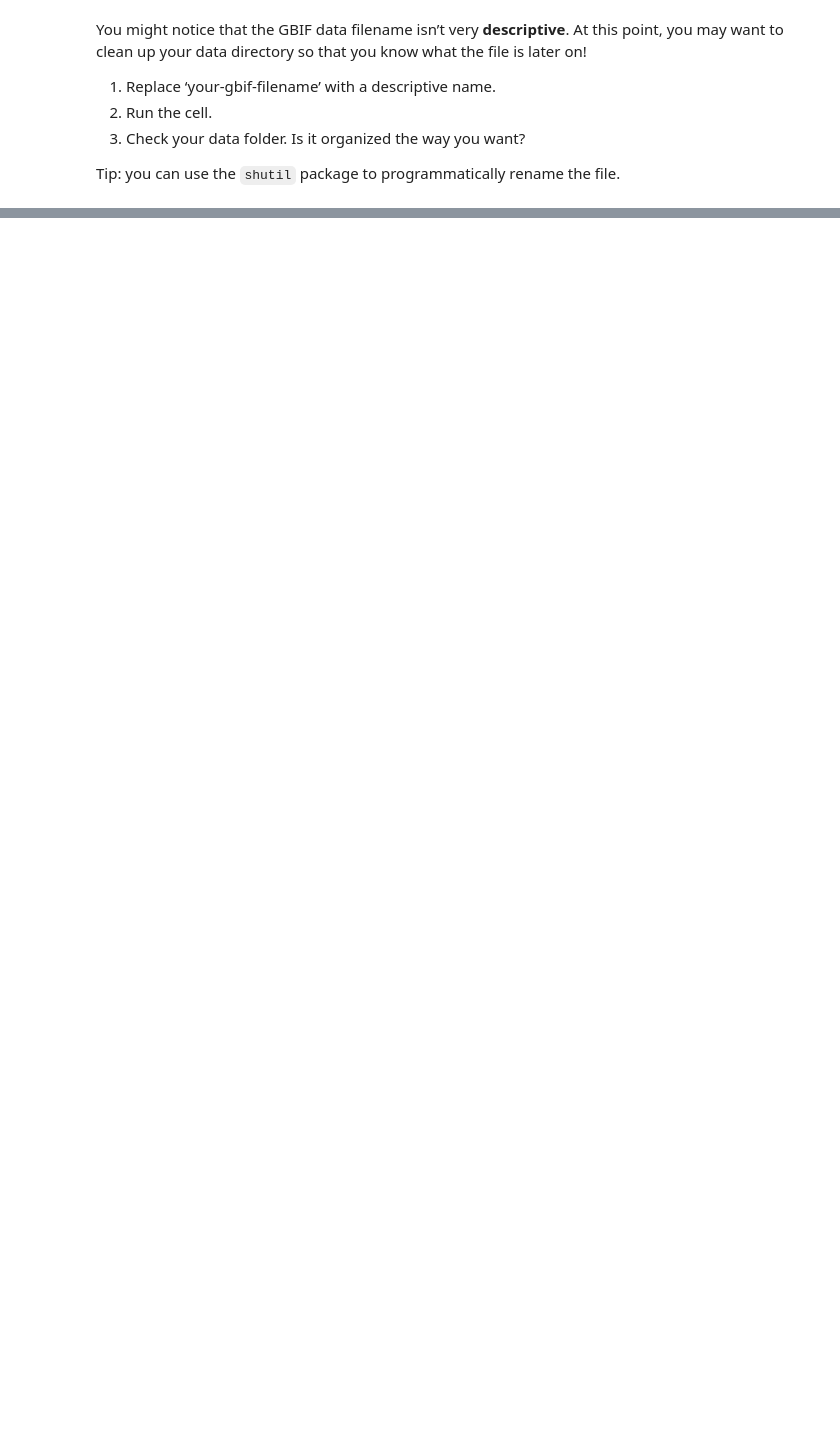
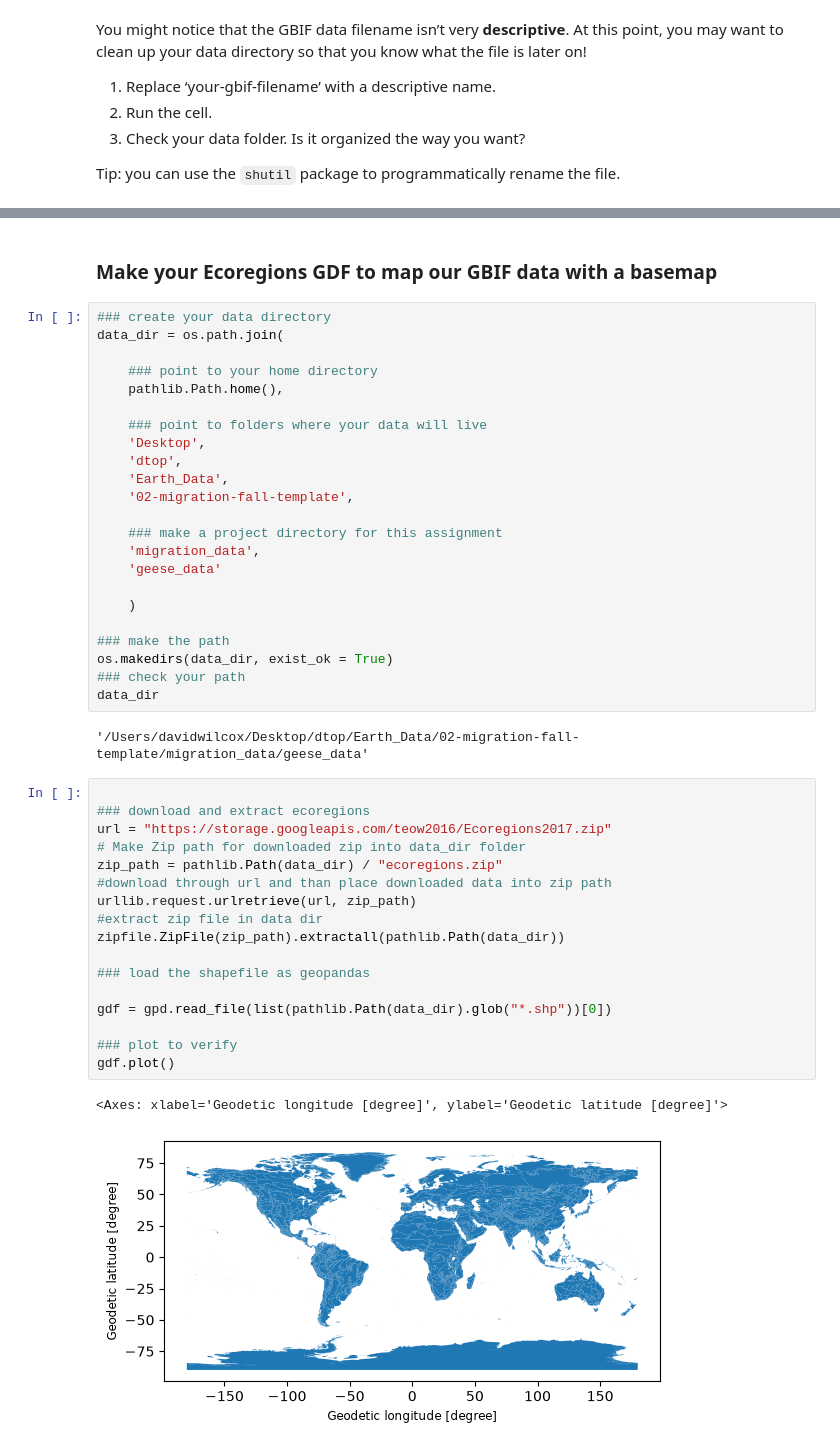
Before and after one commit to davidcwilcoxbuffs/02-migration-fall-template, a Jupyter notebook: notebooks/05-portfolio-download-gbif.ipynb, the cells around one changed output, grey strips where cells are left out. Drawn from its saved outputs; the diff is of its cells as text; blank space fills up the shorter version.

```diff
--- a/notebooks/05-portfolio-download-gbif.ipynb
+++ b/notebooks/05-portfolio-download-gbif.ipynb
@@ -190 +245,48 @@ gbif_gdf.total_bounds
+# %% [markdown]
+ ### Make your Ecoregions GDF to map our GBIF data with a basemap
+# %%
+### create your data directory
+data_dir = os.path.join(
+
+    ### point to your home directory
+    pathlib.Path.home(),
+
+    ### point to folders where your data will live
+    'Desktop',
+    'dtop',
+    'Earth_Data',
+    '02-migration-fall-template',
+
+    ### make a project directory for this assignment
+    'migration_data',
+    'geese_data'
+
+    )
+
+### make the path
+os.makedirs(data_dir, exist_ok = True)
+### check your path
+data_dir
+# %% [output]
+'/Users/davidwilcox/Desktop/dtop/Earth_Data/02-migration-fall-template/migration_data/geese_data'
+# %%
+
+### download and extract ecoregions
+url = "https://storage.googleapis.com/teow2016/Ecoregions2017.zip"
+# Make Zip path for downloaded zip into data_dir folder
+zip_path = pathlib.Path(data_dir) / "ecoregions.zip"
+#download through url and than place downloaded data into zip path
+urllib.request.urlretrieve(url, zip_path)
+#extract zip file in data dir
+zipfile.ZipFile(zip_path).extractall(pathlib.Path(data_dir))
+
+### load the shapefile as geopandas
+
+gdf = gpd.read_file(list(pathlib.Path(data_dir).glob("*.shp"))[0])
+
+### plot to verify
+gdf.plot()
+# %% [output]
+<Axes: xlabel='Geodetic longitude [degree]', ylabel='Geodetic latitude [degree]'>
+[figure, added]
 # %% [markdown]
```
Also changed, not shown: parts of 17 cells of this notebook, 4 other files.
